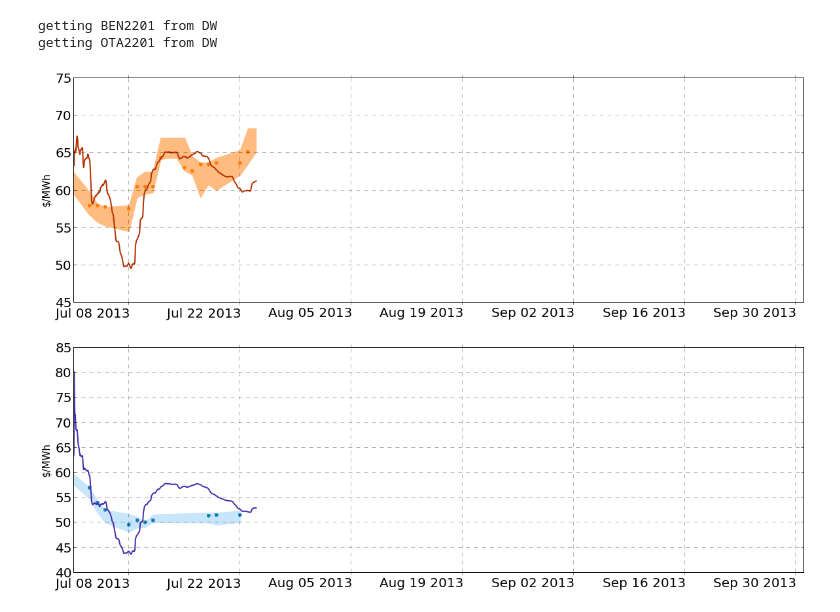
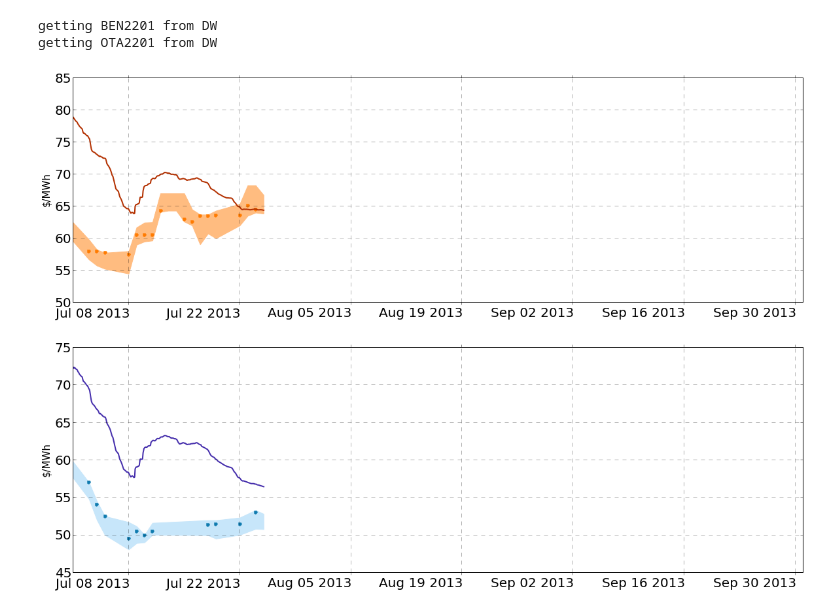
Before and after one commit to jcrabtree/reporting, a Jupyter notebook: asx.ipynb, the cells around one changed output. Saved outputs shown, nothing was run; the diff lists cells and outputs as text; code cells hidden in the pictures.

```diff
--- a/asx.ipynb
+++ b/asx.ipynb
@@ -254,7 +250,7 @@ OTA_BA = munge_hedge_data(otahuhu,ota,current_quarter(),'otahuhu',daily=True)
 BEN_BA = munge_hedge_data(benmore,ben,current_quarter(),'benmore',daily=True)
 # %%
 conNZX = pyodbc.connect('DSN=NZxDaily_LIVE;UID=linux_user;PWD=linux')
-prices=ea.get_prices(conNZX,CQbeg+timedelta(days=7),datetime.now().date(),1,50,nodelist=['BEN2201','OTA2201'])
+prices=ea.get_prices(conNZX,current_quarter().start_time-timedelta(days=7),datetime.now().date(),1,50,nodelist=['BEN2201','OTA2201'])
 prices = ea.timeseries_convert(prices,keep_tp_index=False)
 spot_OTA = prices.OTA2201
 spot_BEN = prices.BEN2201
@@ -264,32 +260,35 @@ spot_BEN_EXMEAN = pd.expanding_mean(spot_BEN) #Benmore expanding mean
 getting BEN2201 from DW
 getting OTA2201 from DW
 # %%
-fig = figure(1)
-ax1 = fig.add_subplot(211)
-ax2 = fig.add_subplot(212, sharex=ax1)
+def bid_ask_plot():
+    fig = figure(1)
+    ax1 = fig.add_subplot(211)
+    ax2 = fig.add_subplot(212, sharex=ax1)
 
-def bid_ask_sett_implied(df,spot_exmean,ax,colour1,colour2,colour3):
-    x = df.index
-    otabid_CQ_mins = df[('bid','min')].values
-    otaask_CQ_maxs = df[('ask','max')].values
-    ax.fill_between(x,otabid_CQ_mins,otaask_CQ_maxs,color=colour2)
-    df['Sett'].plot(marker='.',ax=ax,linewidth = 0,color=colour1)
-    spot_exmean.plot(ax=ax,color=colour3)
-    xlabels = ax.get_xticklabels()
-    for label in xlabels:
-        label.set_rotation(0)
-    ax.set_xlabel('')
-    ax.set_ylabel('$/MWh')
-    ax.set_xlim([current_quarter().start_time,current_quarter().end_time])
+    def bid_ask_sett_implied(df,spot_exmean,ax,colour1,colour2,colour3):
+        x = df.index
+        otabid_CQ_mins = df[('bid','min')].values
+        otaask_CQ_maxs = df[('ask','max')].values
+        ax.fill_between(x,otabid_CQ_mins,otaask_CQ_maxs,color=colour2)
+        df['Sett'].plot(marker='.',ax=ax,linewidth = 0,color=colour1)
+        spot_exmean.plot(ax=ax,color=colour3)
+        xlabels = ax.get_xticklabels()
+        for label in xlabels:
+            label.set_rotation(0)
+        ax.set_xlabel('')
+        ax.set_ylabel('$/MWh')
+        ax.set_xlim([current_quarter().start_time,current_quarter().end_time])
 
-ota_colour1 = ea.ea_s['or1']
-ota_colour2 = ea.ea_s['or2']
-ota_colour3 = ea.ea_s['rd1']
-ben_colour1 = ea.ea_s['bl1']
-ben_colour2 = ea.ea_s['be1']
-ben_colour3 = ea.ea_s['pp1']
+    ota_colour1 = ea.ea_s['or1']
+    ota_colour2 = ea.ea_s['or2']
+    ota_colour3 = ea.ea_s['rd1']
+    ben_colour1 = ea.ea_s['bl1']
+    ben_colour2 = ea.ea_s['be1']
+    ben_colour3 = ea.ea_s['pp1']
 
-bid_ask_sett_implied(OTA_BA,spot_OTA_EXMEAN,ax1,ota_colour1,ota_colour2,ota_colour3)
-bid_ask_sett_implied(BEN_BA,spot_BEN_EXMEAN,ax2,ben_colour1,ben_colour2,ben_colour3)
+    bid_ask_sett_implied(OTA_BA,spot_OTA_EXMEAN,ax1,ota_colour1,ota_colour2,ota_colour3)
+    bid_ask_sett_implied(BEN_BA,spot_BEN_EXMEAN,ax2,ben_colour1,ben_colour2,ben_colour3)
-# %% [output]
-[figure, removed]
+# %%
+bid_ask_plot()
+# %% [output]
+[figure, added]
```
Also changed, not shown: parts of 17 cells of this notebook.
